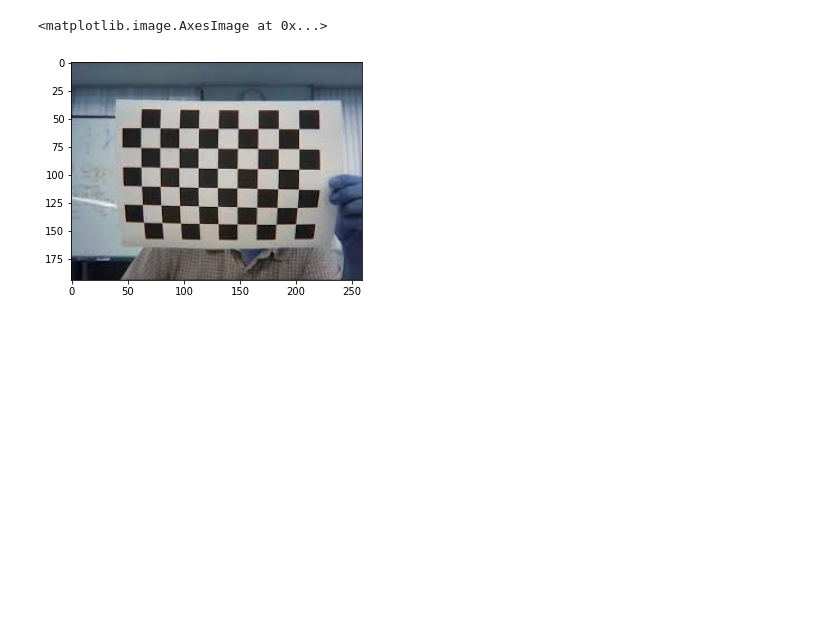
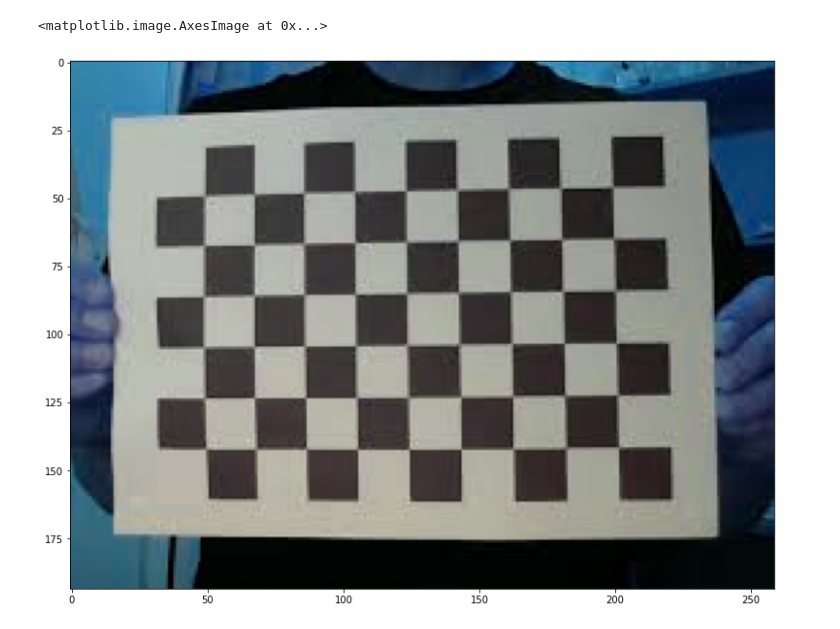
Before and after one commit to mckang6113875/AP_Test_OPEN, a Jupyter notebook: TEMP_Undistortion.ipynb, the cells around one changed output. Cells and saved outputs as stored; diff of their text form; code cells hidden in the pictures; blank space fills up the shorter version.

```diff
--- a/TEMP_Undistortion.ipynb
+++ b/TEMP_Undistortion.ipynb
@@ -13,11 +13,12 @@ Resolving deltas: 100% (189/189), done.
 # %%
 import cv2
 import matplotlib.pyplot as plt
-img = cv2.imread('/content/AP_Test_OPEN/ChessBoard_2.jpg')
+img = cv2.imread('/content/AP_Test_OPEN/ChessBoard_3.jpg')
+fig = plt.figure(figsize=(25, 10))
 plt.imshow(img)
 # %% [output]
 <matplotlib.image.AxesImage at 0x...>
-[figure, old version]
+[figure, new version]
 # %%
 #https://moon-coco.tistory.com/entry/OpenCVCamera-Calibration%EC%B9%B4%EB%A9%94%EB%9D%BC-%EC%99%9C%EA%B3%A1-%ED%8E%B4%EA%B8%B0
 import numpy as np
```
Also changed, not shown: parts of 2 cells of this notebook.
